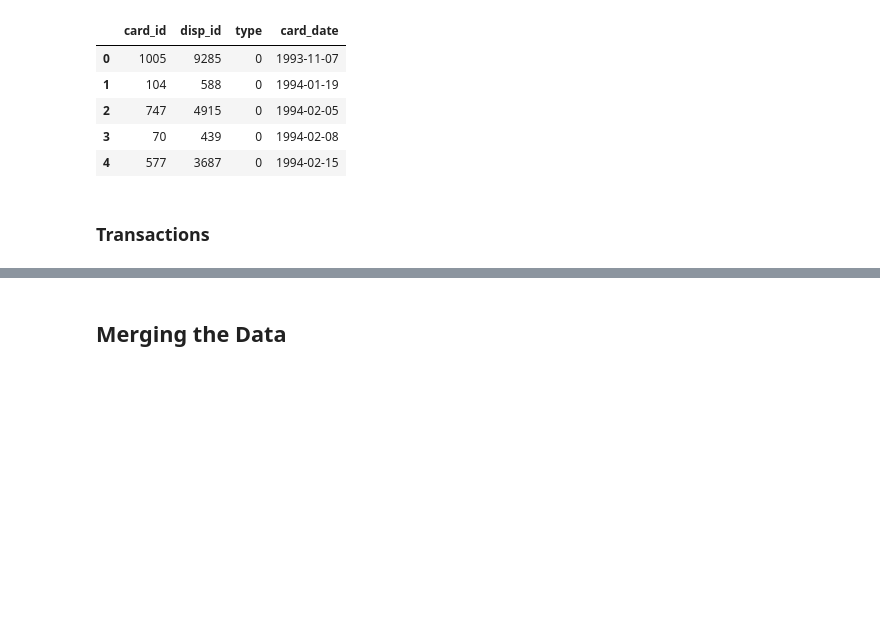
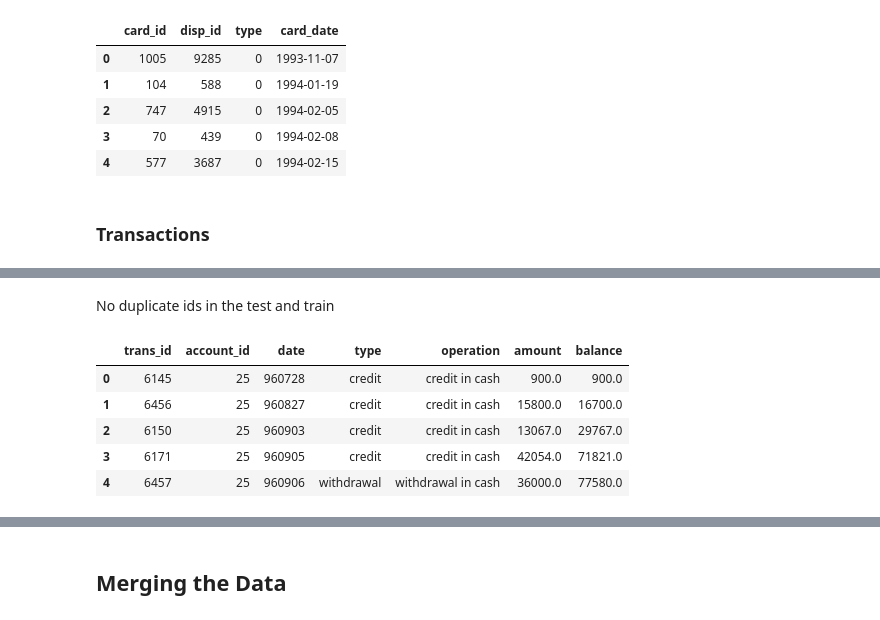
Before and after one commit to Diogogrosario/FEUP-AC, a Jupyter notebook: AC_proj.ipynb, the cells around one changed output, grey strips where cells are left out. Drawn from its saved outputs; the diff is of its cells as text; code cells hidden in the pictures; blank space fills up the shorter version.

```diff
--- a/AC_proj.ipynb
+++ b/AC_proj.ipynb
@@ -470,0 +472,14 @@ KeyError: 'trans_id'
+# %% [markdown]
+No duplicate ids in the test and train
+# %%
+df_trans_merge = pd.concat([df_trans_test, df_trans_train])
+df_trans_merge.drop(columns=["account", "k_symbol", "bank"], inplace=True)
+
+df_trans_merge.head()
+# %% [output]
+|  | trans_id | account_id | date | type | operation | amount | balance |
+| 0 | 6145 | 25 | 960728 | credit | credit in cash | 900.0 | 900.0 |
+| 1 | 6456 | 25 | 960827 | credit | credit in cash | 15800.0 | 16700.0 |
+| 2 | 6150 | 25 | 960903 | credit | credit in cash | 13067.0 | 29767.0 |
+| 3 | 6171 | 25 | 960905 | credit | credit in cash | 42054.0 | 71821.0 |
+| 4 | 6457 | 25 | 960906 | withdrawal | withdrawal in cash | 36000.0 | 77580.0 |
```
Also changed, not shown: parts of 12 cells of this notebook.
